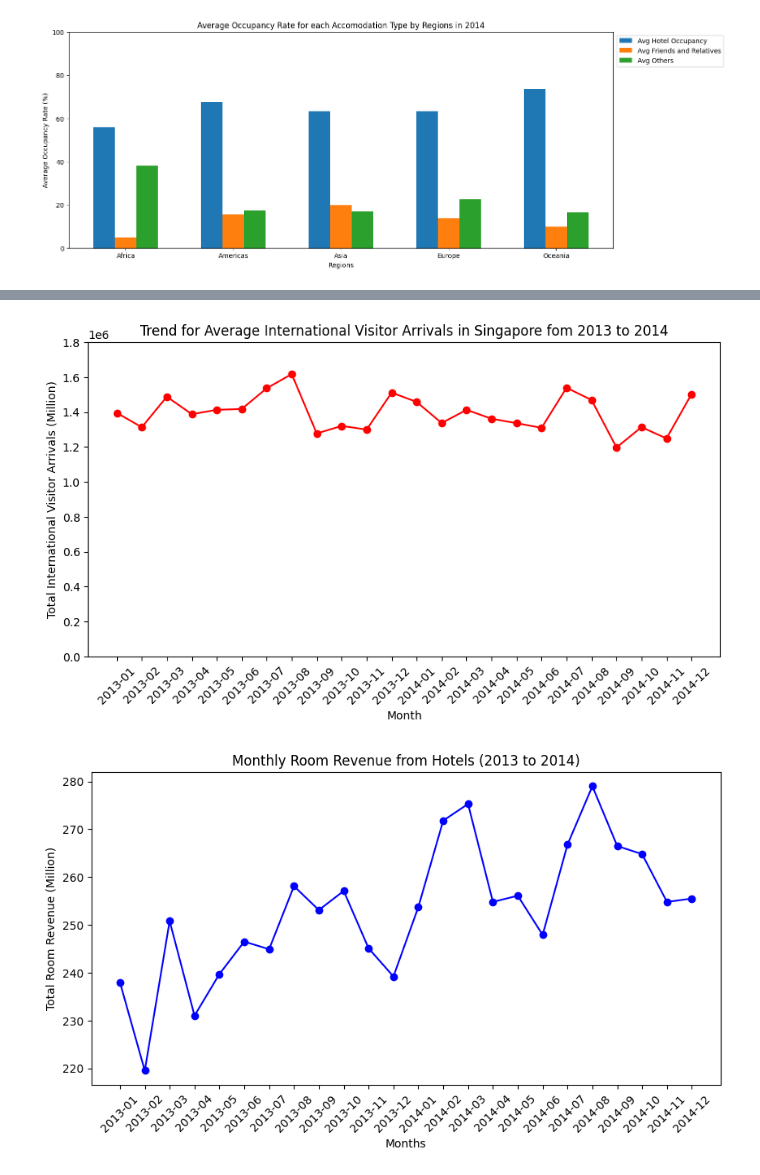
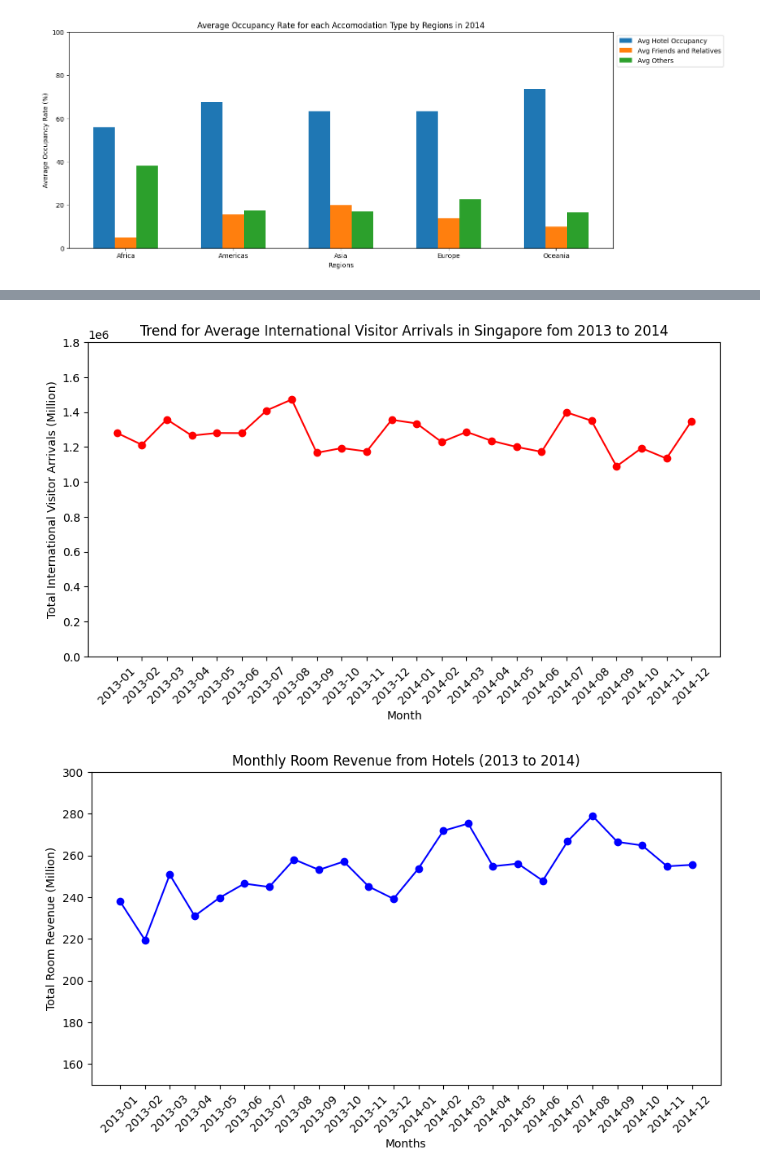
Before and after one commit to yuuuu7/PDAS, a Jupyter notebook: PDS-Assignment-2/assignment.ipynb, the cells around one changed output, grey strips where cells are left out. Saved outputs shown, nothing was run; the diff lists cells and outputs as text; code cells hidden in the pictures.

```diff
--- a/PDS-Assignment-2/assignment.ipynb
+++ b/PDS-Assignment-2/assignment.ipynb
@@ -159,29 +272,3 @@ Asia                    63.27                      19.82       17.00
 Europe                  63.33                      13.83       22.67
 Oceania                 73.50                      10.00       16.50
 [figure]
-# %%
-data_years = ['2013','2014']
-
-x = []
-y = []
-
-for i in range(len(data_years)):
-
-    for index, row in df_7.iterrows():
-
-        month = row['period']
-        total_room_revenue = pd.to_numeric(row['rm_revenue'], errors='coerce')
-
-        if data_years[i] in month:
-            x.append(month)
-            y.append(total_room_revenue)
-
-# Plot the data
-plt.figure(figsize=(10, 5))
-plt.plot(x, y, color='red', marker='o')
-# Tilt the x-axis labels by 45 degrees
-plt.xticks(rotation=45)
-plt.title('Monthly Room Revenue from Hotels (2013 to 2014)')
-plt.xlabel('Months')
-plt.ylabel('Total Room Revenue (Million)')
-plt.show()
@@ -190,6 +334,5 @@ plt.show()
 # %%
-data_years = ['2013', '2014']
-
+#======================================================================== Graph 3 ========================================================================
 
 months_check = set()
 
@@ -197,6 +340,8 @@ data = {}
 
 months = []
 arrival_count = []
+
+asean_countries = ['brunei', 'cambodia', 'indonesia', 'laos', 'malaysia', 'myanmar', 'philippines', 'singapore', 'thailand', 'vietnam']
 
 for i in range(len(data_years)):
 
@@ -235,11 +380,11 @@ for i in range(len(data_years)):
 
         month = row['month']
         no_of_visitor_arrivals_df3 = pd.to_numeric(row['no_of_visitor_arrivals'], errors='coerce')
+        country = row['country']
 
         if data_years[i] in month:
 
             if month not in months_check:
-
 
                 months_check.add(month)
                 months.append(month)
@@ -247,11 +392,15 @@ for i in range(len(data_years)):
                 if temp_value != 0:
                     arrival_count.append(temp_value)
                     temp_value = no_of_visitor_arrivals_df3
+                elif country.lower() not in asean_countries:
+                    temp_value = no_of_visitor_arrivals_df3
                 else:
-                    temp_value = no_of_visitor_arrivals_df3
+                    continue
 
+            elif country.lower() not in asean_countries:
+                temp_value += no_of_visitor_arrivals_df3
             else:
-                temp_value += no_of_visitor_arrivals_df3
+                continue
 
     arrival_count.append(temp_value)
     months_check.clear()
@@ -326,33 +475,34 @@ plt.title('Trend for Average International Visitor Arrivals in Singapore fom 201
 plt.xlabel('Month')
 plt.ylabel('Total International Visitor Arrivals (Million)')
 plt.ylim(0, 1800000)
 plt.show()
 
 
-
+#======================================================================== Graph 4 ========================================================================
 x = []
 y = []
 
 for i in range(len(data_years)):
 
     for index, row in df_7.iterrows():
 
         month = row['period']
         total_room_revenue = pd.to_numeric(row['rm_revenue'], errors='coerce')
 
         if data_years[i] in month:
             x.append(month)
             y.append(total_room_revenue)
 
 # Plot the data
 plt.figure(figsize=(10, 5))
 plt.plot(x, y, color='blue', marker='o')
 # Tilt the x-axis labels by 45 degrees
 plt.xticks(rotation=45)
 plt.title('Monthly Room Revenue from Hotels (2013 to 2014)')
 plt.xlabel('Months')
 plt.ylabel('Total Room Revenue (Million)')
+plt.ylim(150, 300)
 plt.show()
 # %% [output]
-[figure, old version]
+[figure, new version]
-[figure, old version]
+[figure, new version]
```
Also changed, not shown: parts of 19 cells of this notebook, 1 other file.
